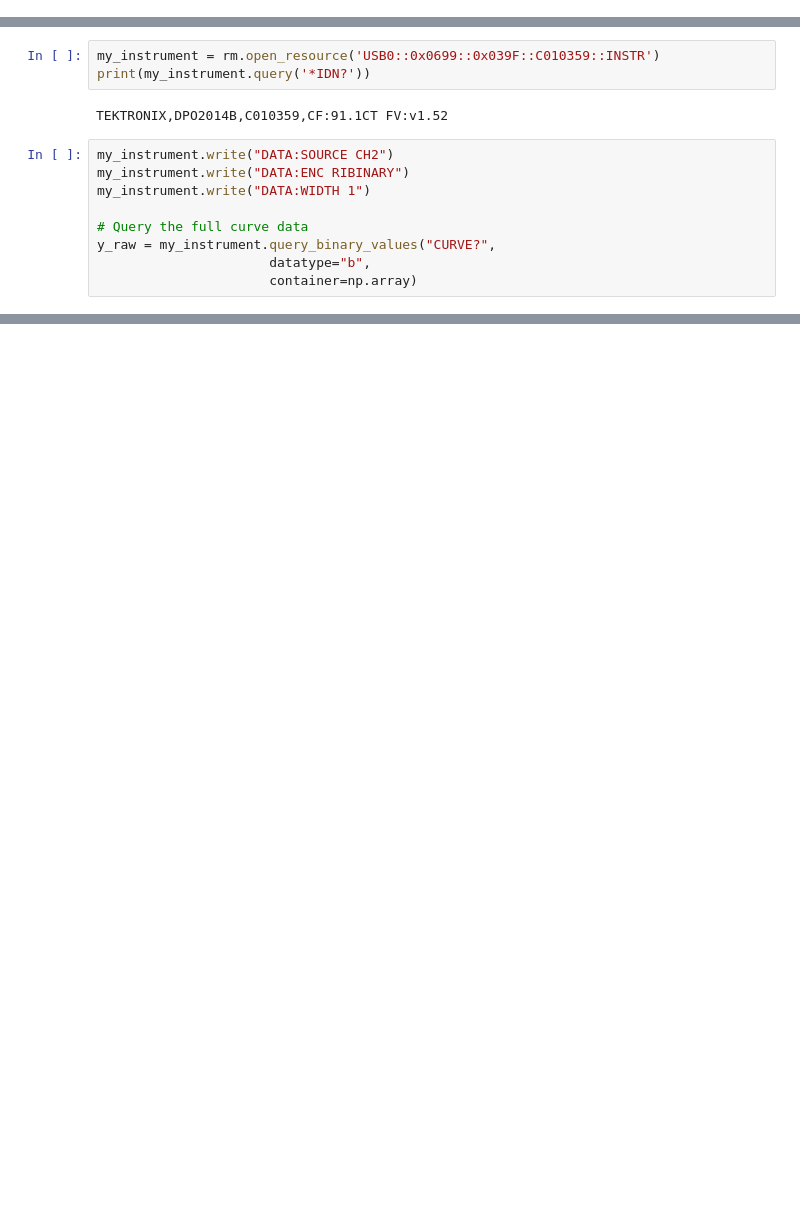
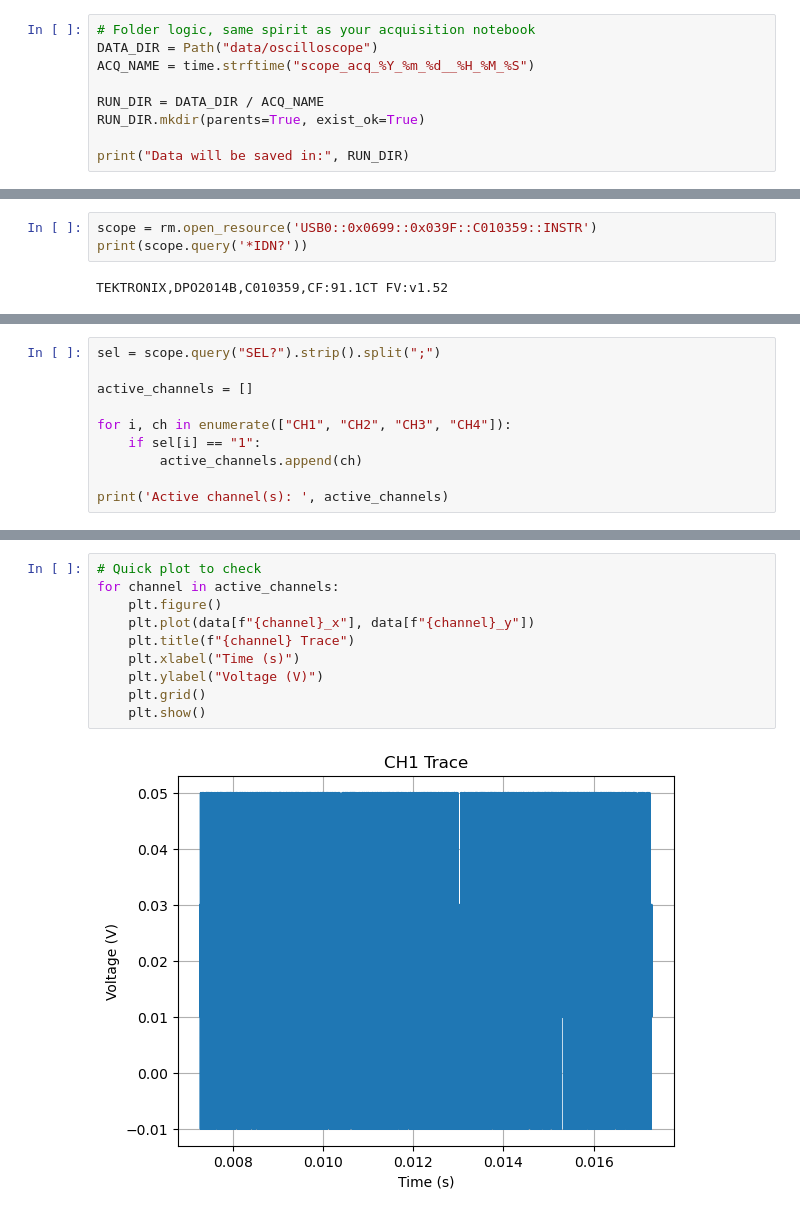
Before and after one commit to eq15t-panda/PANDAManager, a Jupyter notebook: acquisition_oscillo.ipynb, the cells around one changed output, grey strips where cells are left out. Saved outputs shown, nothing was run; the diff lists cells and outputs as text; blank space fills up the shorter version.

```diff
--- a/acquisition_oscillo.ipynb
+++ b/acquisition_oscillo.ipynb
@@ -4,0 +12,9 @@ import pyvisa as pv
+# %%
+# Folder logic, same spirit as your acquisition notebook
+DATA_DIR = Path("data/oscilloscope")
+ACQ_NAME = time.strftime("scope_acq_%Y_%m_%d__%H_%M_%S")
+
+RUN_DIR = DATA_DIR / ACQ_NAME
+RUN_DIR.mkdir(parents=True, exist_ok=True)
+
+print("Data will be saved in:", RUN_DIR)
@@ -8,16 +26,7 @@ print(rm.list_resources())
 # %% [output]
 ('USB0::0x0699::0x039F::C010359::INSTR', 'USB0::0x1AB1::0x0588::DG1D120300062::INSTR', 'ASRL1::INSTR', 'ASRL4::INSTR')
 # %%
-my_instrument = rm.open_resource('USB0::0x0699::0x039F::C010359::INSTR')
-print(my_instrument.query('*IDN?'))
+scope = rm.open_resource('USB0::0x0699::0x039F::C010359::INSTR')
+print(scope.query('*IDN?'))
 # %% [output]
 TEKTRONIX,DPO2014B,C010359,CF:91.1CT FV:v1.52
-# %%
-my_instrument.write("DATA:SOURCE CH2")
-my_instrument.write("DATA:ENC RIBINARY")
-my_instrument.write("DATA:WIDTH 1")
-
-# Query the full curve data
-y_raw = my_instrument.query_binary_values("CURVE?",
-                      datatype="b",
-                      container=np.array)
@@ -46,0 +33,10 @@ CH1
+# %%
+sel = scope.query("SEL?").strip().split(";")
+
+active_channels = []
+
+for i, ch in enumerate(["CH1", "CH2", "CH3", "CH4"]):
+    if sel[i] == "1":
+        active_channels.append(ch)
+
+print('Active channel(s): ', active_channels)
@@ -46,0 +99,12 @@ CH1
+# %%
+# Quick plot to check
+for channel in active_channels:
+    plt.figure()
+    plt.plot(data[f"{channel}_x"], data[f"{channel}_y"])
+    plt.title(f"{channel} Trace")
+    plt.xlabel("Time (s)")
+    plt.ylabel("Voltage (V)")
+    plt.grid()
+    plt.show()
+# %% [output]
+[figure, added]
```
Also changed, not shown: parts of 8 cells of this notebook, 5 other files.
